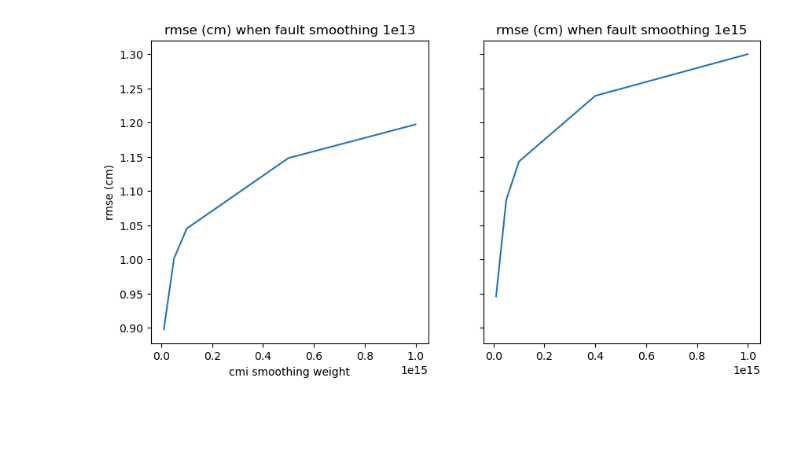
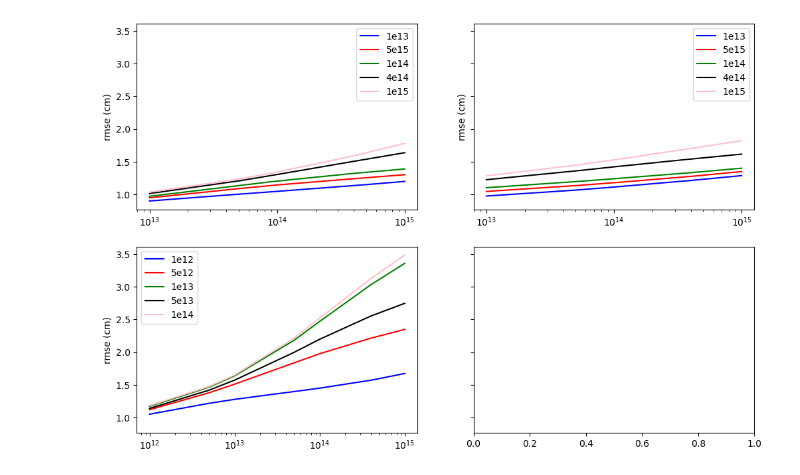
Before and after one commit to e-middleton/Emily_fault_displacement, a Jupyter notebook: parseResults.ipynb, the cells around one changed output. Drawn from its saved outputs; the diff is of its cells as text; code cells hidden in the pictures; blank space fills up the shorter version.

Commit message:
developed plots to compare between batch testing

```diff
--- a/parseResults.ipynb
+++ b/parseResults.ipynb
@@ -52,17 +73,54 @@ models.set_index("testName")
 # %%
 f1e13_models = (models.loc[lambda df: (df["faultSmoothing"] == 1e13)]).sort_values(by="cmiSmoothing")
+f5e13_models = (models.loc[lambda df: (df["faultSmoothing"] == 5e13)]).sort_values(by="cmiSmoothing")
+f1e14_models = (models.loc[lambda df: (df["faultSmoothing"] == 1e14)]).sort_values(by="cmiSmoothing")
+f4e14_models = (models.loc[lambda df: (df["faultSmoothing"] == 4e14)]).sort_values(by="cmiSmoothing")
+f1e15_models = (models.loc[lambda df: (df["faultSmoothing"] == 1e15)]).sort_values(by="cmiSmoothing")
 
-f5e13_models = (models.loc[lambda df: (df["faultSmoothing"] == 5e13)]).sort_values(by="cmiSmoothing")
+
+f1e13_models2 = (models2.loc[lambda df: (df["faultSmoothing"] == 1e13)]).sort_values(by="cmiSmoothing")
+f5e13_models2 = (models2.loc[lambda df: (df["faultSmoothing"] == 5e13)]).sort_values(by="cmiSmoothing")
+f1e14_models2 = (models2.loc[lambda df: (df["faultSmoothing"] == 1e14)]).sort_values(by="cmiSmoothing")
+f4e14_models2 = (models2.loc[lambda df: (df["faultSmoothing"] == 4e14)]).sort_values(by="cmiSmoothing")
+f1e15_models2 = (models2.loc[lambda df: (df["faultSmoothing"] == 1e15)]).sort_values(by="cmiSmoothing")
+
+f1e12_models3 = (models3.loc[lambda df: (df["faultSmoothing"] == 1e12)]).sort_values(by="cmiSmoothing")
+f5e12_models3 = (models3.loc[lambda df: (df["faultSmoothing"] == 5e12)]).sort_values(by="cmiSmoothing")
+f1e13_models3 = (models3.loc[lambda df: (df["faultSmoothing"] == 1e13)]).sort_values(by="cmiSmoothing")
+f5e13_models3 = (models3.loc[lambda df: (df["faultSmoothing"] == 5e13)]).sort_values(by="cmiSmoothing")
+f1e14_models3 = (models3.loc[lambda df: (df["faultSmoothing"] == 1e14)]).sort_values(by="cmiSmoothing")
 # %%
 import matplotlib.pyplot as plt
 
-fig, ax = plt.subplots(1, 2, figsize=(10, 5), sharey=True, sharex=True)
-ax[0].set_title("rmse (cm) when fault smoothing 1e13")
-ax[0].set_ylabel("rmse (cm)")
-ax[0].set_xlabel("cmi smoothing weight")
-ax[0].plot(f1e13_models["cmiSmoothing"], f1e13_models["rmse (cm)"]);
+plt.close('all')
+fig, ax = plt.subplots(nrows=2, ncols=2, figsize=(12, 8), sharey=True)
+ax[0][0].set_ylabel("rmse (cm)")
+ax[0][0].plot(f1e13_models["cmiSmoothing"], f1e13_models["rmse (cm)"], color="blue", label="1e13");
+ax[0][0].plot(f5e13_models["cmiSmoothing"], f5e13_models["rmse (cm)"], color="red", label="5e15")
+ax[0][0].plot(f1e14_models["cmiSmoothing"], f1e14_models["rmse (cm)"], color="green", label="1e14");
+ax[0][0].plot(f4e14_models["cmiSmoothing"], f4e14_models["rmse (cm)"], color="black", label="4e14");
+ax[0][0].plot(f1e15_models["cmiSmoothing"], f1e15_models["rmse (cm)"], color="pink", label="1e15");
+ax[0][0].set_xscale("log")
+ax[0][0].legend()
 
-ax[1].set_title("rmse (cm) when fault smoothing 1e15")
-ax[1].plot(f5e13_models["cmiSmoothing"], f5e13_models["rmse (cm)"]);
+ax[0][1].set_ylabel("rmse (cm)")
+ax[0][1].plot(f1e13_models2["cmiSmoothing"], f1e13_models2["rmse (cm)"], color="blue", label="1e13");
+ax[0][1].plot(f5e13_models2["cmiSmoothing"], f5e13_models2["rmse (cm)"], color="red", label="5e15")
+ax[0][1].plot(f1e14_models2["cmiSmoothing"], f1e14_models2["rmse (cm)"], color="green", label="1e14");
+ax[0][1].plot(f4e14_models2["cmiSmoothing"], f4e14_models2["rmse (cm)"], color="black", label="4e14");
+ax[0][1].plot(f1e15_models2["cmiSmoothing"], f1e15_models2["rmse (cm)"], color="pink", label="1e15");
+ax[0][1].set_xscale("log")
+ax[0][1].legend()
+
+ax[1][0].set_ylabel("rmse (cm)")
+ax[1][0].plot(f1e12_models3["cmiSmoothing"], f1e12_models3["rmse (cm)"], color="blue", label="1e12");
+ax[1][0].plot(f5e12_models3["cmiSmoothing"], f5e12_models3["rmse (cm)"], color="red", label="5e12")
+ax[1][0].plot(f1e13_models3["cmiSmoothing"], f5e13_models3["rmse (cm)"], color="green", label="1e13");
+ax[1][0].plot(f5e13_models3["cmiSmoothing"], f1e13_models3["rmse (cm)"], color="black", label="5e13");
+ax[1][0].plot(f1e14_models3["cmiSmoothing"], f1e14_models3["rmse (cm)"], color="pink", label="1e14");
+ax[1][0].set_xscale("log")
+ax[1][0].legend()
+
+plt.show()
 # %% [output]
-[figure, old version]
+[figure, new version]
```
Also changed, not shown: parts of 3 cells of this notebook, 13 other files.
